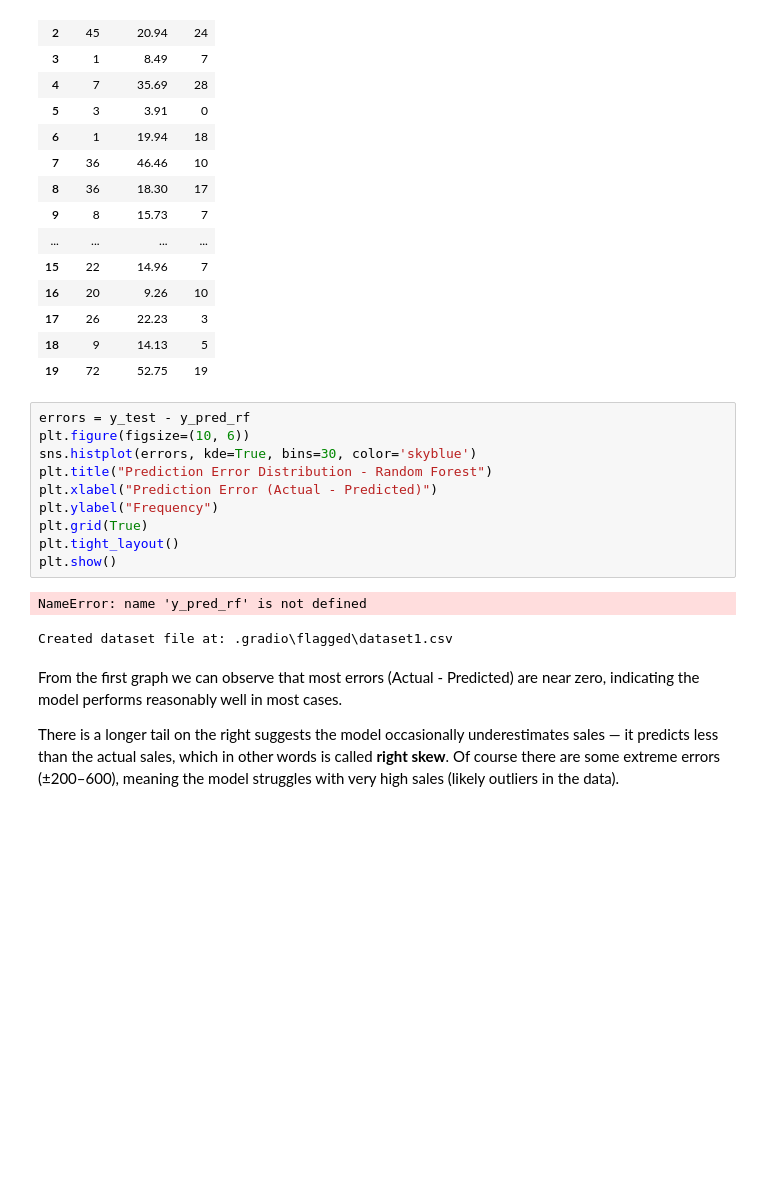
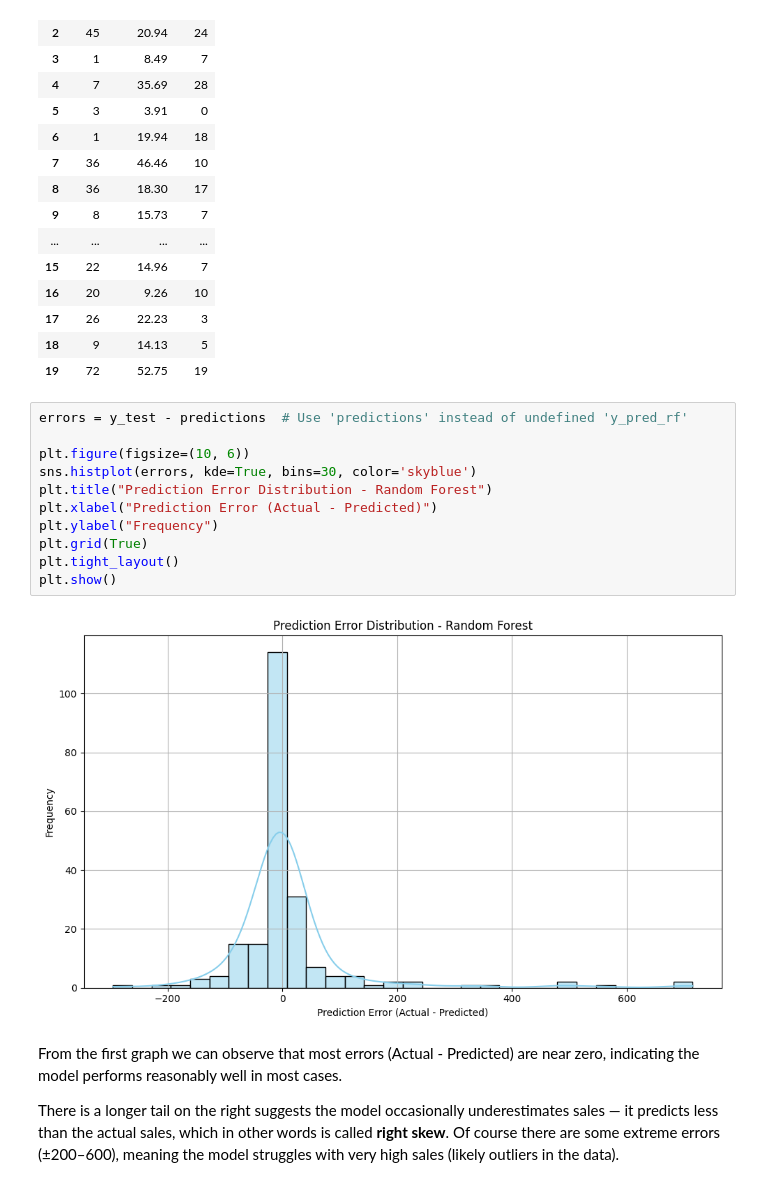
Before and after one commit to AntoDavidov/model, a Jupyter notebook: master-kikka-boo-predictor.ipynb, the cells around one changed output. Saved outputs shown, nothing was run; the diff lists cells and outputs as text; blank space fills up the shorter version.

```diff
--- a/master-kikka-boo-predictor.ipynb
+++ b/master-kikka-boo-predictor.ipynb
@@ -1597,18 +1597,18 @@ prediction_overview.head(20)
 | 18 | 9 | 14.13 | 5 |
 | 19 | 72 | 52.75 | 19 |
 # %%
-errors = y_test - y_pred_rf
+errors = y_test - predictions  # Use 'predictions' instead of undefined 'y_pred_rf'
+
 plt.figure(figsize=(10, 6))
 sns.histplot(errors, kde=True, bins=30, color='skyblue')
 plt.title("Prediction Error Distribution - Random Forest")
 plt.xlabel("Prediction Error (Actual - Predicted)")
 plt.ylabel("Frequency")
 plt.grid(True)
 plt.tight_layout()
 plt.show()
 # %% [output]
-NameError: name 'y_pred_rf' is not defined
-Created dataset file at: .gradio\flagged\dataset1.csv
+[figure, added]
 # %% [markdown]
 From the first graph we can observe that most errors (Actual - Predicted) are near zero, indicating the model performs reasonably well in most cases.
 
```
Also changed, not shown: parts of 4 cells of this notebook, 1 other file.
